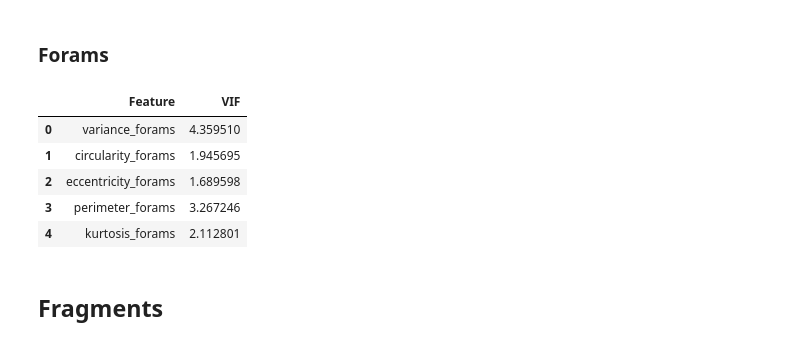
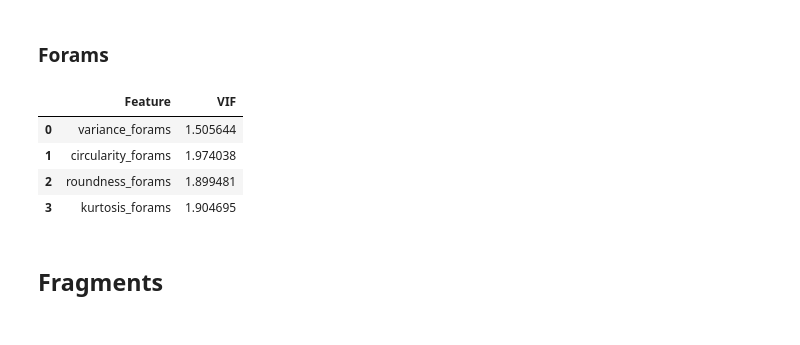
Before and after one commit to MichAdebayo/Dissolution-proxy-manuscript, a Jupyter notebook: manuscript.ipynb, the cells around one changed output. Cells and saved outputs as stored; diff of their text form; code cells hidden in the pictures.

```diff
--- a/manuscript.ipynb
+++ b/manuscript.ipynb
@@ -142,3 +214,7 @@ fragments_grouped = fragment_data.groupby('core_id')
+# %%
+# Create groups by unique core_id
+foram_no_outlier_grouped = foram_df_no_outliers.groupby('core_id')
+frag_no_outlier_grouped =  frag_df_no_outliers.groupby('core_id')
 # %% [markdown]
 ## Run Vif (multicollinearity test)
 # %% [markdown]
@@ -204,19 +251,48 @@ def calculate_vif(df, features):
     vif_data['VIF'] = [variance_inflation_factor(X_scaled_df.values, i) for i in range(X_scaled_df.shape[1])]
 
     return vif_data
+# %%
+def create_vif_data():
+    all_features = []  # List to store features for each sample
+
+    for sample in foram_df_no_outliers['core_id'].unique():
+        # Forams metrics
+        foram_data = foram_no_outlier_grouped.get_group(sample)
+        variance_forams = np.var(foram_data['Diameter'], ddof=1)  # Sample variance
+        diameter_forams = foram_data['Diameter'].mean()
+        circularity_forams = foram_data['Circularity'].mean()
+        solidity_forams = foram_data['Solidity '].mean()
+        eccentricity_forams = foram_data['Eccentricity'].mean()
+        area_forams = foram_data['Areamm2'].mean()
+        perimeter_forams = foram_data['Perimeterm2'].mean()
+        roundness_forams = foram_data['Roundnessm'].mean()
+        kurtosis_forams = foram_data['Kurtosis'].mean()
+
+        # Append the feature list for the current sample
+        all_features.append([variance_forams,  circularity_forams,
+
+                             roundness_forams,   kurtosis_forams
+        ])
+    # diameter_forams, area_forams, eccentricity_forams,solidity_forams, perimeter_forams,
+    # Create DataFrame after collecting all features
+    vif_data = pd.DataFrame(all_features, columns=['variance_forams', 'circularity_forams',
+                            'roundness_forams', 'kurtosis_forams'
+    ])
+
+    return vif_data
 # %%
-df_X = create_vif_data()
-feature = ['variance_forams', 'circularity_forams', 'eccentricity_forams',
-        'perimeter_forams', 'kurtosis_forams'
+df_foram_X = create_vif_data()
+feature_foram = ['variance_forams', 'circularity_forams',
+
+            'roundness_forams',  'kurtosis_forams'
         ]
 
-calculate_vif(df_X, feature)
+calculate_vif(df_foram_X, feature_foram)
 # %% [output]
 |  | Feature | VIF |
-| 0 | variance_forams | 4.359510 |
-| 1 | circularity_forams | 1.945695 |
-| 2 | eccentricity_forams | 1.689598 |
-| 3 | perimeter_forams | 3.267246 |
-| 4 | kurtosis_forams | 2.112801 |
+| 0 | variance_forams | 1.505644 |
+| 1 | circularity_forams | 1.974038 |
+| 2 | roundness_forams | 1.899481 |
+| 3 | kurtosis_forams | 1.904695 |
 # %% [markdown]
 ## Fragments
```
Also changed, not shown: parts of 37 cells of this notebook, 2 other files.
